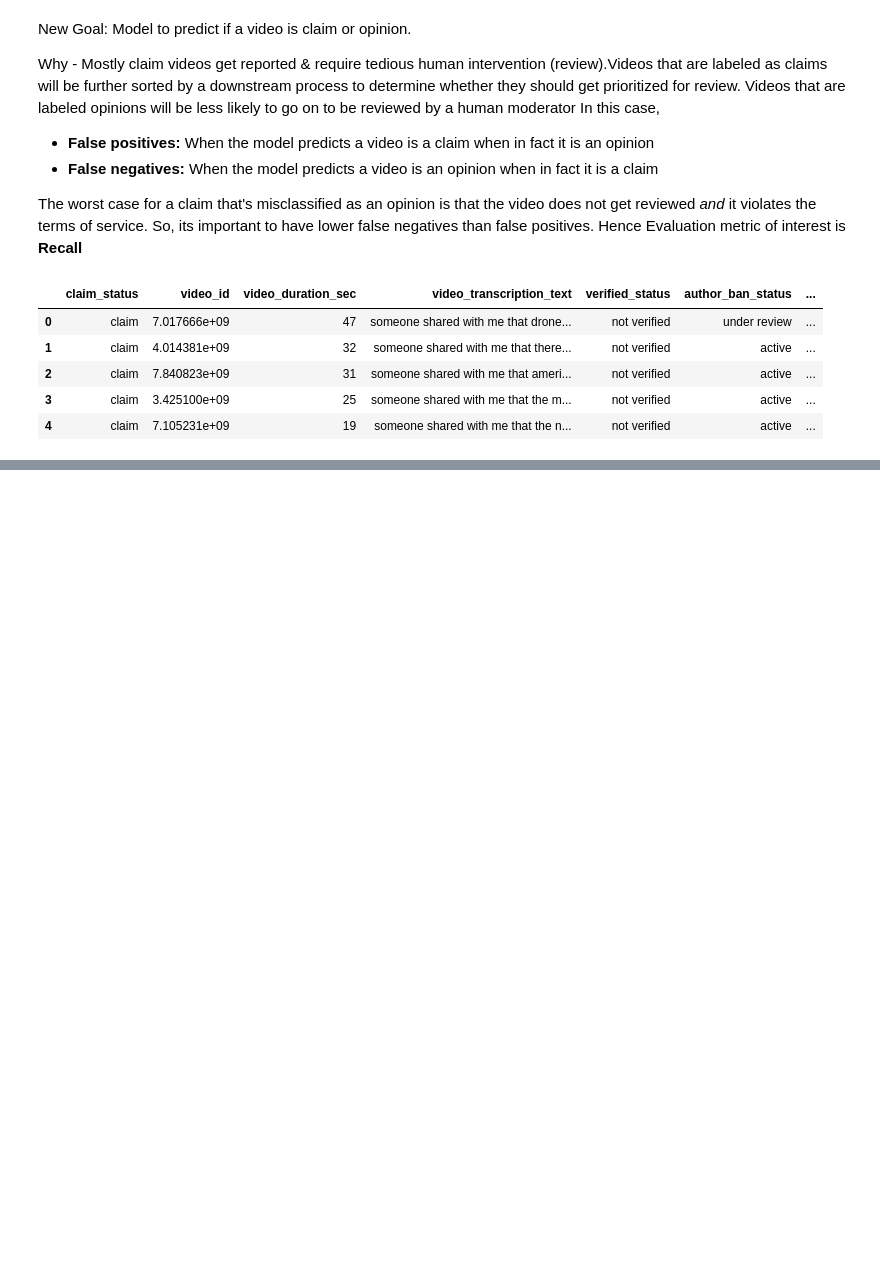
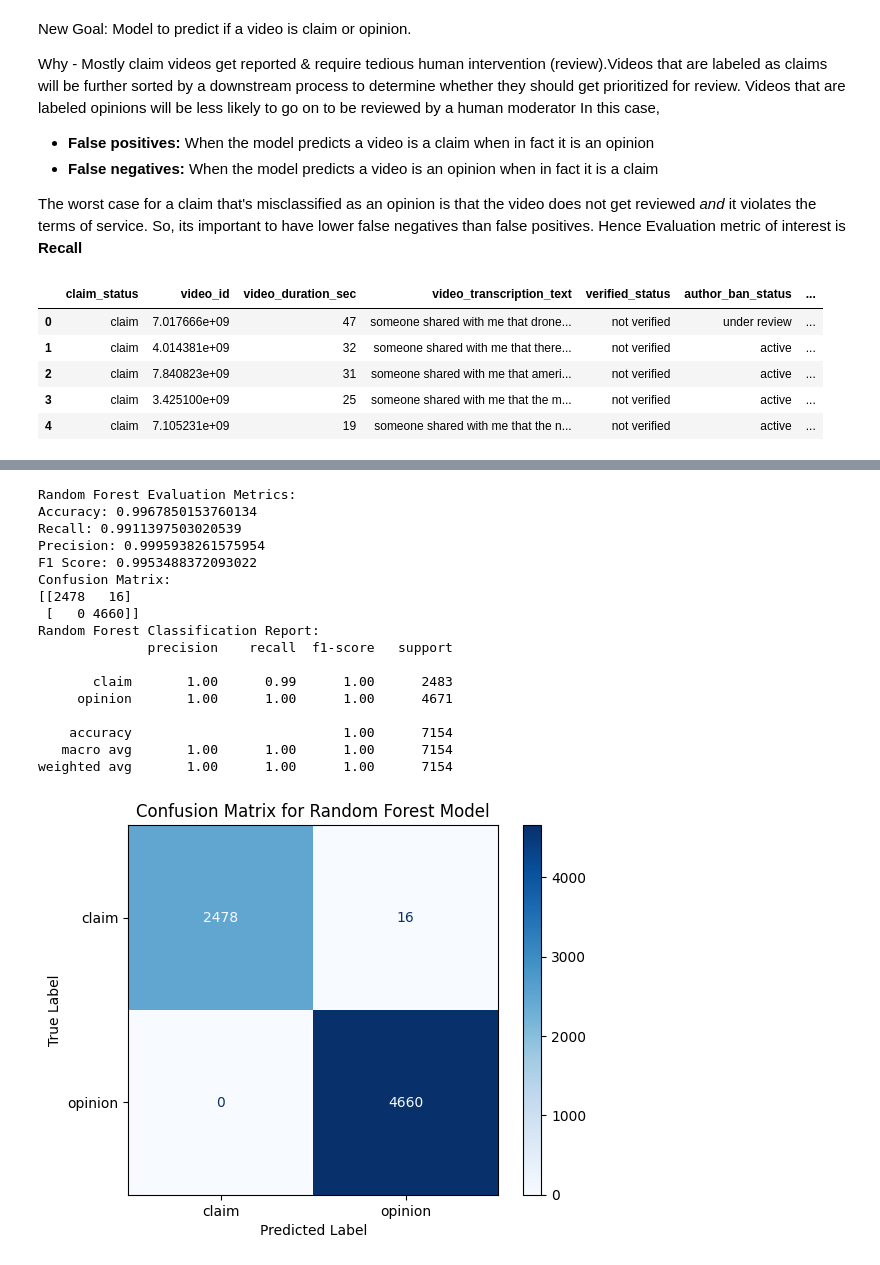
Before and after one commit to archita612/TikTok_Classification, a Jupyter notebook: Tiktok_Classification_Prediction.ipynb, the cells around one changed output, grey strips where cells are left out. Saved outputs shown, nothing was run; the diff lists cells and outputs as text; code cells hidden in the pictures; blank space fills up the shorter version.

```diff
--- a/Tiktok_Classification_Prediction.ipynb
+++ b/Tiktok_Classification_Prediction.ipynb
@@ -877,35 +965,57 @@ TypeError: got an unexpected keyword argument 'pos_label'
 # %%
-# Define hyperparameters for grid search
-param_grid = {
-    'max_depth': [3, 5, 10],
-    'min_samples_leaf': [1, 3, 5],
-    'max_features': [None, 'sqrt', 'log2'],
-    'n_estimators': [50, 100, 200]
-}
+# Evaluate the best Random Forest model
+y_pred_rf = best_rf_model.predict(X_valid)
+accuracy_rf = accuracy_score(y_valid, y_pred_rf)
+recall_rf = recall_score(y_valid, y_pred_rf, pos_label='claim')
+precision_rf = precision_score(y_valid, y_pred_rf, pos_label='claim')
+f1_rf = f1_score(y_valid, y_pred_rf, pos_label='claim')
 
-# Initialize Gradient Boosting model
-gb_model = GradientBoostingClassifier()
+# Confusion Matrix of the best Random Forest model
+conf_matrix_rf = confusion_matrix(y_test, best_rf_model.predict(X_test))
 
-# Grid Search with cross-validation to find the best parameters
-grid_search_gb = GridSearchCV(gb_model, param_grid, cv=5, scoring='recall')
-grid_search_gb.fit(X_train, y_train)
-best_gb_model = grid_search_gb.best_estimator_
+# Print evaluation metrics and confusion matrix for Random Forest
+print("Random Forest Evaluation Metrics:")
+print(f"Accuracy: {accuracy_rf}")
+print(f"Recall: {recall_rf}")
+print(f"Precision: {precision_rf}")
+print(f"F1 Score: {f1_rf}")
+print("Confusion Matrix:")
+print(conf_matrix_rf)
 
-# Evaluate the best Gradient Boosting model
-y_pred_gb = best_gb_model.predict(X_valid)
-accuracy_gb = accuracy_score(y_valid, y_pred_gb, pos_label='verified')
-recall_gb = recall_score(y_valid, y_pred_gb, pos_label='verified')
-precision_gb = precision_score(y_valid, y_pred_gb, pos_label='verified')
-f1_gb = f1_score(y_valid, y_pred_gb, pos_label='verified')
+# Calculate precision, recall, and F1-score for each class
+class_names = ['claim', 'opinion']
+report_rf = classification_report(y_valid, y_pred_rf, target_names=class_names)
 
-# Confusion Matrix of the best Gradient Boosting model
-conf_matrix_gb = confusion_matrix(y_test, best_gb_model.predict(X_test))
+# Confusion Matrix of the best Random Forest model
+conf_matrix_rf = confusion_matrix(y_test, best_rf_model.predict(X_test))
 
-# Print evaluation metrics and confusion matrix for Gradient Boosting
-print("Gradient Boosting Evaluation Metrics:")
-print(f"Accuracy: {accuracy_gb}")
-print(f"Recall: {recall_gb}")
-print(f"Precision: {precision_gb}")
-print(f"F1 Score: {f1_gb}")
-print("Confusion Matrix:")
-print(conf_matrix_gb)
+# Print classification report
+print("Random Forest Classification Report:")
+print(report_rf)
+
+# Visualize confusion matrix
+disp_rf = ConfusionMatrixDisplay(conf_matrix_rf, display_labels=class_names)
+disp_rf.plot(cmap=plt.cm.Blues)
+plt.title('Confusion Matrix for Random Forest Model')
+plt.xlabel('Predicted Label')
+plt.ylabel('True Label')
+plt.show()
+# %% [output]
+Random Forest Evaluation Metrics:
+Accuracy: 0.9967850153760134
+Recall: 0.9911397503020539
+Precision: 0.9995938261575954
+F1 Score: 0.9953488372093022
+Confusion Matrix:
+[[2478   16]
+ [   0 4660]]
+Random Forest Classification Report:
+              precision    recall  f1-score   support
+
+       claim       1.00      0.99      1.00      2483
+     opinion       1.00      1.00      1.00      4671
+
+    accuracy                           1.00      7154
+   macro avg       1.00      1.00      1.00      7154
+weighted avg       1.00      1.00      1.00      7154
+[figure, added]
```
Also changed, not shown: parts of 17 cells of this notebook.
